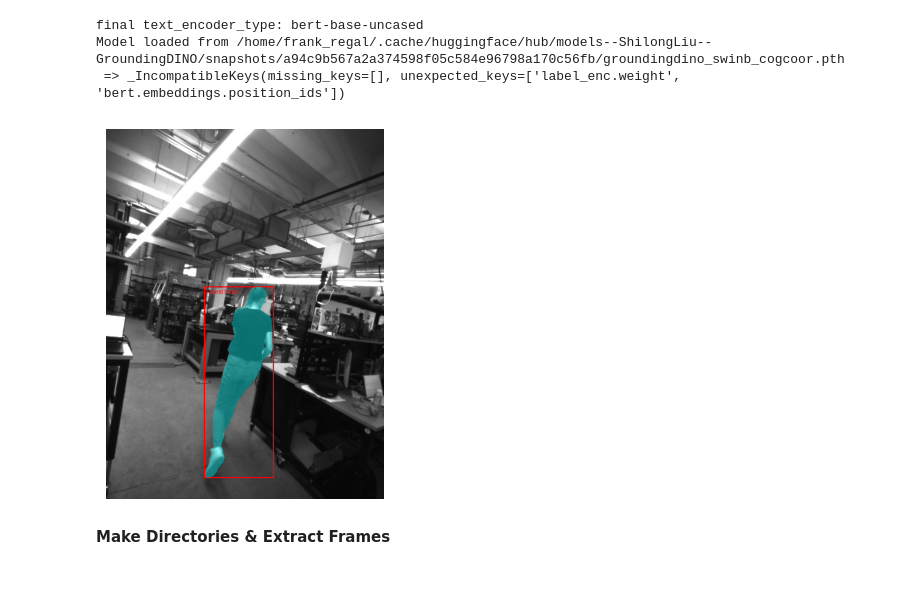
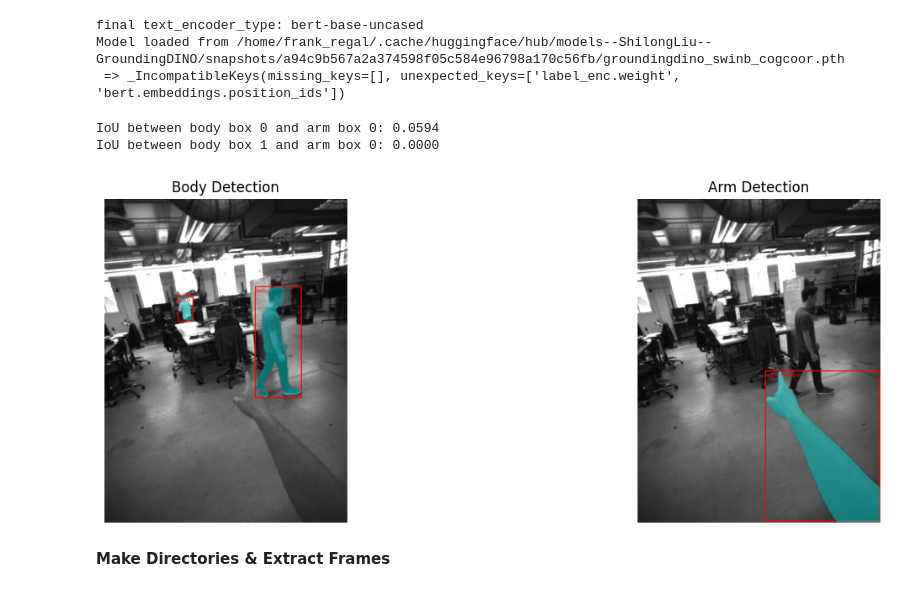
Before and after one commit to frank-Regal/lang-segment-anything, a Jupyter notebook: my_playground/seg_lang_sam_dataset_builder.ipynb, the cells around one changed output. Cells and saved outputs as stored; diff of their text form; code cells hidden in the pictures.

Commit message:
checking for intersection over union

```diff
--- a/my_playground/seg_lang_sam_dataset_builder.ipynb
+++ b/my_playground/seg_lang_sam_dataset_builder.ipynb
@@ -42,19 +38,61 @@ model = LangSAM()
 final text_encoder_type: bert-base-uncased
 Model loaded from /home/frank_regal/.cache/huggingface/hub/models--ShilongLiu--GroundingDINO/snapshots/a94c9b567a2a374598f05c584e96798a170c56fb/groundingdino_swinb_cogcoor.pth
  => _IncompatibleKeys(missing_keys=[], unexpected_keys=['label_enc.weight', 'bert.embeddings.position_ids'])
-# %%
-#image_pil = Image.open("/home/frank_regal/regal_docker_dev/HRI-Cacti/project/ws_dev/src/hri_cacti_xr/gesture_recognition/research/lang-segment-anything/my_playground/00017.jpg").convert("RGB")
-image_pil = Image.open("/home/frank_regal/regal_docker_dev/HRI-Cacti/project/ws_dev/src/hri_cacti_xr/gesture_recognition/first_person_pov/prep/test_data/one_device/mono_rr/frames/Advance/S0506220418-D004-C001/00005.jpg").convert("RGB")
-
-text_prompt = "egocentric arm"
-masks, boxes, phrases, logits = model.predict(image_pil, text_prompt)
-image_rgb = np.array(image_pil)
-image = lsu.draw_image(image_rgb, masks, boxes, phrases)
-plt.imshow(image)
-plt.axis('off')  # Do not show axes to resemble an image
-plt.show()
-# %% [output]
-[figure, removed]
+# %%
+image_pil = Image.open("/home/frank_regal/regal_docker_dev/HRI-Cacti/project/ws_dev/src/hri_cacti_xr/gesture_recognition/research/lang-segment-anything/my_playground/00017.jpg").convert("RGB")
+# image_pil = Image.open("/home/frank_regal/regal_docker_dev/HRI-Cacti/project/ws_dev/src/hri_cacti_xr/data/005_data/devices/mono_lf/frames/Deictic/S0507162338-D002-C003/00008.jpg").convert("RGB")
+# image_pil = Image.open("/home/frank_regal/regal_docker_dev/HRI-Cacti/project/ws_dev/src/hri_cacti_xr/gesture_recognition/first_person_pov/prep/test_data/one_device/mono_rr/frames/Advance/S0506220418-D004-C001/00005.jpg").convert("RGB")
+
+text_prompt_body = "body"
+masks_body, boxes_body, phrases_body, logits_body = model.predict(image_pil, text_prompt_body)
+
+text_prompt_arm = "egocentric arm"
+masks_arm, boxes_arm, phrases_arm, logits_arm = model.predict(image_pil, text_prompt_arm)
+
+
+# Calculate IoU for each pair of boxes
+def calculate_iou(box1, box2):
+    x1, y1, x2, y2 = box1
+    x3, y3, x4, y4 = box2
+
+    # Calculate intersection area
+    inter_x1 = max(x1, x3)
+    inter_y1 = max(y1, y3)
+    inter_x2 = min(x2, x4)
+    inter_y2 = min(y2, y4)
+
+    inter_area = max(0, inter_x2 - inter_x1) * max(0, inter_y2 - inter_y1)
+
+    # Calculate union area
+    box1_area = (x2 - x1) * (y2 - y1)
+    box2_area = (x4 - x3) * (y4 - y3)
+    union_area = box1_area + box2_area - inter_area
+
+    # Calculate IoU
+    iou = inter_area / union_area if union_area > 0 else 0
+    return iou
+
+for i, box_body in enumerate(boxes_body):
+    for j, box_arm in enumerate(boxes_arm):
+        iou = calculate_iou(box_body, box_arm)
+        print(f"IoU between body box {i} and arm box {j}: {iou:.4f}")
+
+image_rgb = np.array(image_pil)
+image_body = lsu.draw_image(image_rgb.copy(), masks_body, boxes_body, phrases_body)
+image_arm = lsu.draw_image(image_rgb.copy(), masks_arm, boxes_arm, phrases_arm)
+
+fig, (ax1, ax2) = plt.subplots(1, 2, figsize=(15, 5))
+ax1.imshow(image_body)
+ax1.set_title("Body Detection")
+ax1.axis('off')
+ax2.imshow(image_arm)
+ax2.set_title("Arm Detection")
+ax2.axis('off')
+plt.show()
+# %% [output]
+IoU between body box 0 and arm box 0: 0.0594
+IoU between body box 1 and arm box 0: 0.0000
+[figure, added]
 # %%
 def save_mask(mask_np, filename):
     mask_image = Image.fromarray((mask_np * 255).astype(np.uint8))
```
Also changed, not shown: parts of 3 cells of this notebook.
